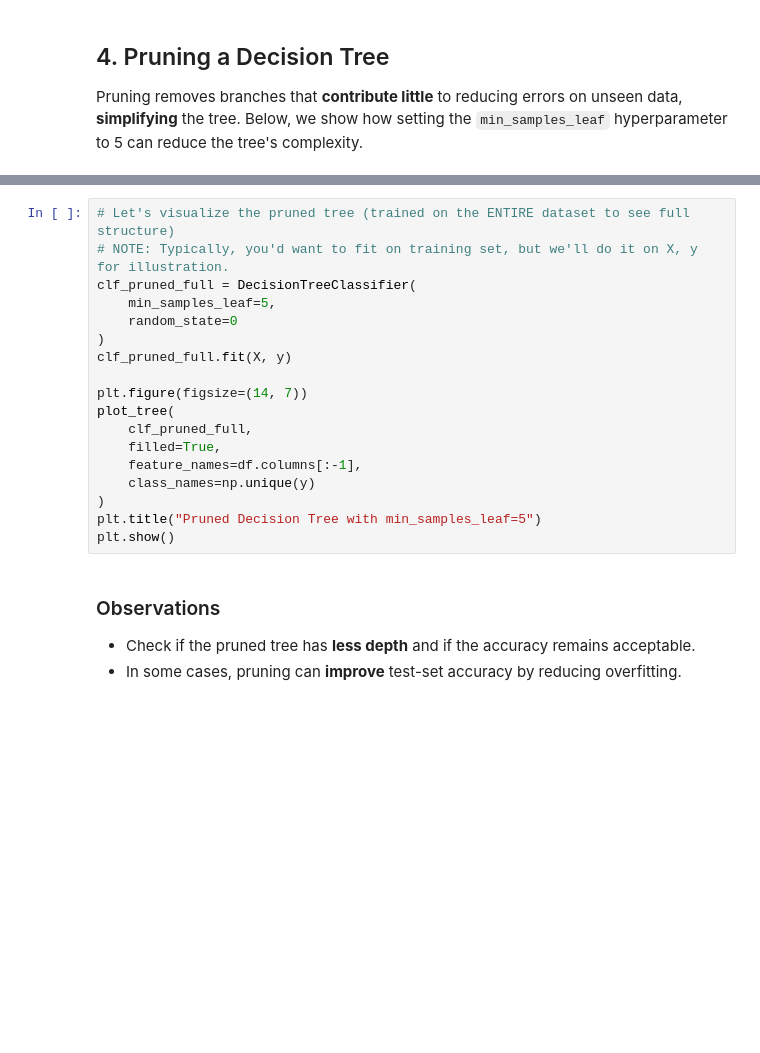
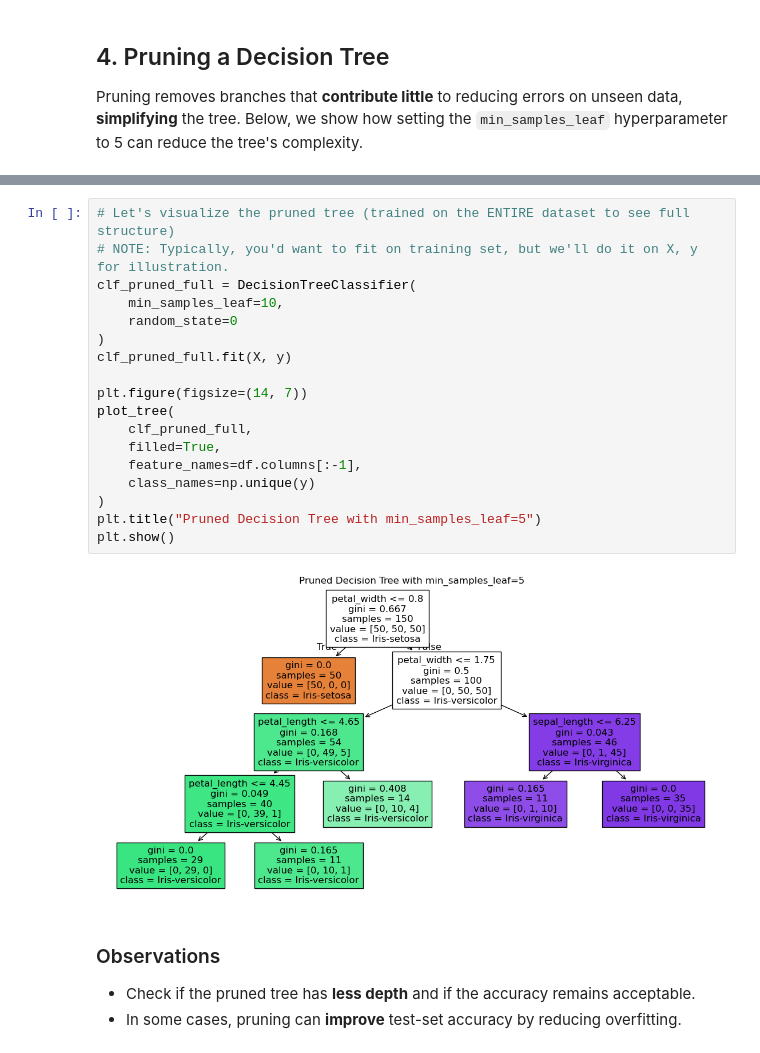
Before and after one commit to wegard/predictive-modelling-with-machine-learning, a Jupyter notebook: notebooks/07_Decision_trees.ipynb, the cells around one changed output, grey strips where cells are left out. Drawn from its saved outputs; the diff is of its cells as text; blank space fills up the shorter version.

```diff
--- a/notebooks/07_Decision_trees.ipynb
+++ b/notebooks/07_Decision_trees.ipynb
@@ -153,21 +172,23 @@ print("Number of leaves (pruned):", clf_pruned.get_n_leaves())
 # %%
 # Let's visualize the pruned tree (trained on the ENTIRE dataset to see full structure)
 # NOTE: Typically, you'd want to fit on training set, but we'll do it on X, y for illustration.
 clf_pruned_full = DecisionTreeClassifier(
-    min_samples_leaf=5,
+    min_samples_leaf=10,
     random_state=0
 )
 clf_pruned_full.fit(X, y)
 
 plt.figure(figsize=(14, 7))
 plot_tree(
     clf_pruned_full,
     filled=True,
     feature_names=df.columns[:-1],
     class_names=np.unique(y)
 )
 plt.title("Pruned Decision Tree with min_samples_leaf=5")
 plt.show()
+# %% [output]
+[figure, added]
 # %% [markdown]
 ### Observations
 - Check if the pruned tree has **less depth** and if the accuracy remains acceptable.
```
Also changed, not shown: parts of 6 cells of this notebook, 5 other files.
